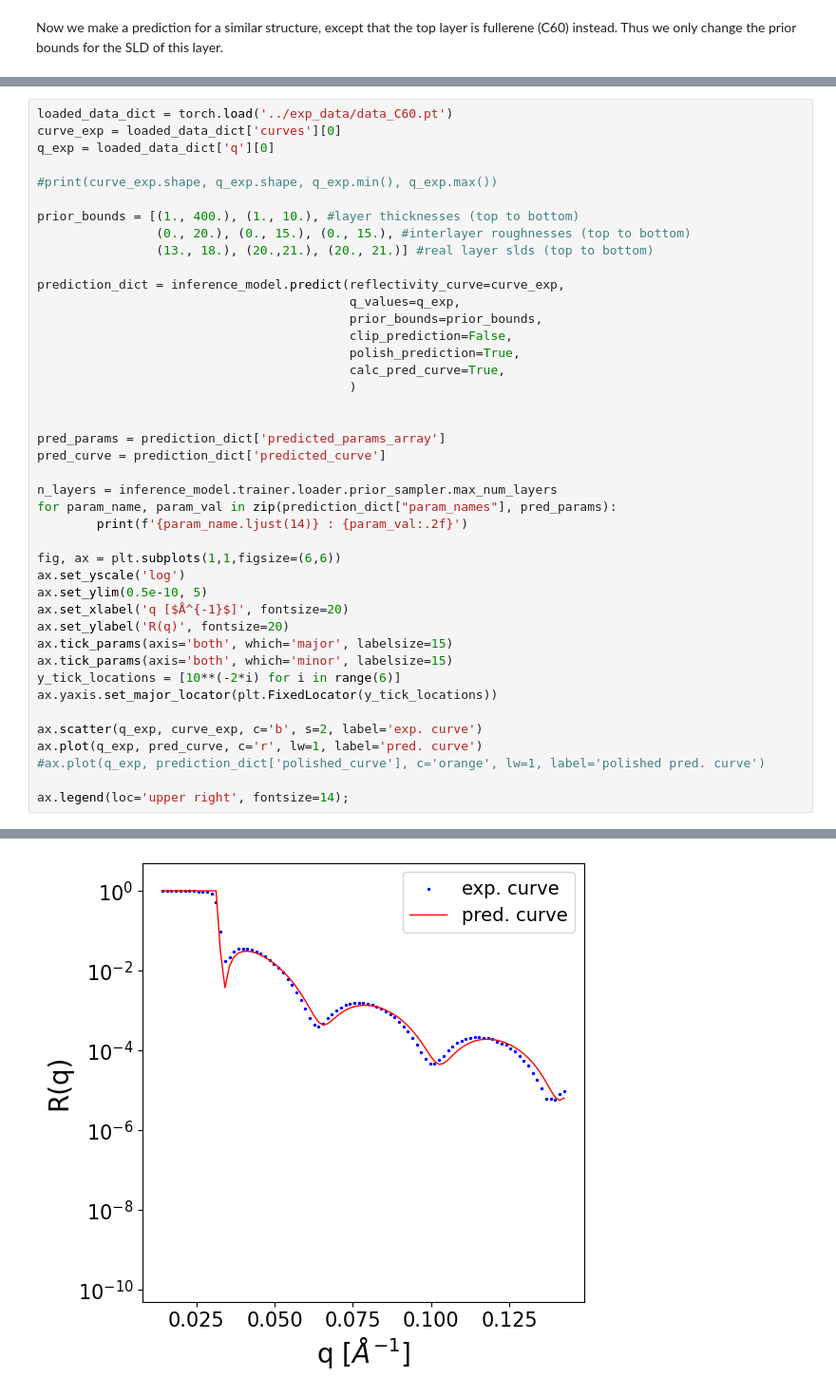
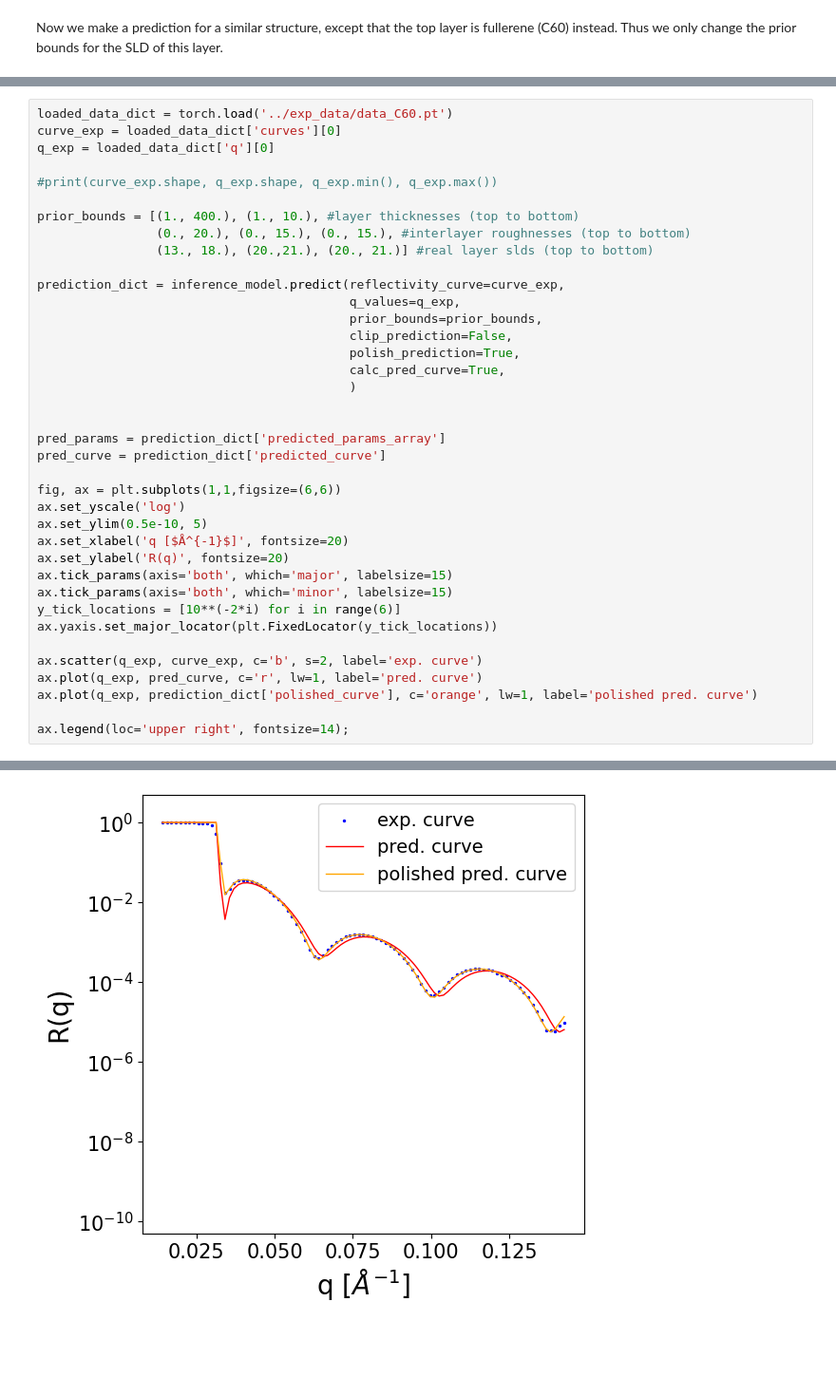
Before and after one commit to m-levytskyi/reflectorch-nflows, a Jupyter notebook: docs/using_reflectorch.ipynb, the cells around one changed output, grey strips where cells are left out. Shown at 95% size. Saved outputs shown, nothing was run; the diff lists cells and outputs as text; blank space fills up the shorter version.

```diff
--- a/docs/using_reflectorch.ipynb
+++ b/docs/using_reflectorch.ipynb
@@ -475,10 +478,6 @@ prediction_dict = inference_model.predict(reflectivity_curve=curve_exp,
 pred_params = prediction_dict['predicted_params_array']
 pred_curve = prediction_dict['predicted_curve']
 
-n_layers = inference_model.trainer.loader.prior_sampler.max_num_layers
-for param_name, param_val in zip(prediction_dict["param_names"], pred_params):
-        print(f'{param_name.ljust(14)} : {param_val:.2f}')
-
 fig, ax = plt.subplots(1,1,figsize=(6,6))
 ax.set_yscale('log')
 ax.set_ylim(0.5e-10, 5)
@@ -491,7 +490,7 @@ ax.yaxis.set_major_locator(plt.FixedLocator(y_tick_locations))
 
 ax.scatter(q_exp, curve_exp, c='b', s=2, label='exp. curve')
 ax.plot(q_exp, pred_curve, c='r', lw=1, label='pred. curve')
-#ax.plot(q_exp, prediction_dict['polished_curve'], c='orange', lw=1, label='polished pred. curve')
+ax.plot(q_exp, prediction_dict['polished_curve'], c='orange', lw=1, label='polished pred. curve')
 
 ax.legend(loc='upper right', fontsize=14);
 # %% [output]
@@ -506 +497 @@ SLD sub        : 20.10
-[figure, old version]
+[figure, new version]
```
Also changed, not shown: parts of 14 cells of this notebook, 1 other file.
